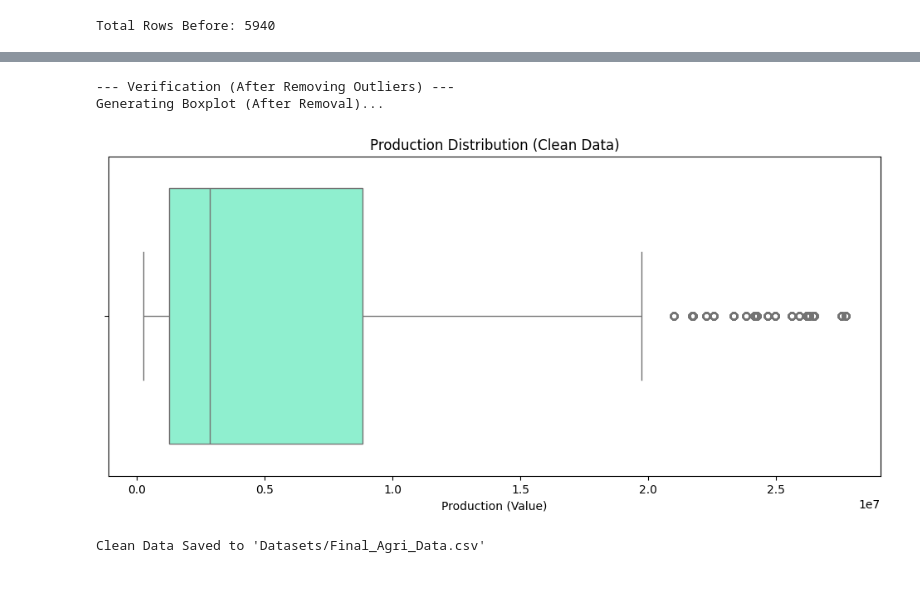
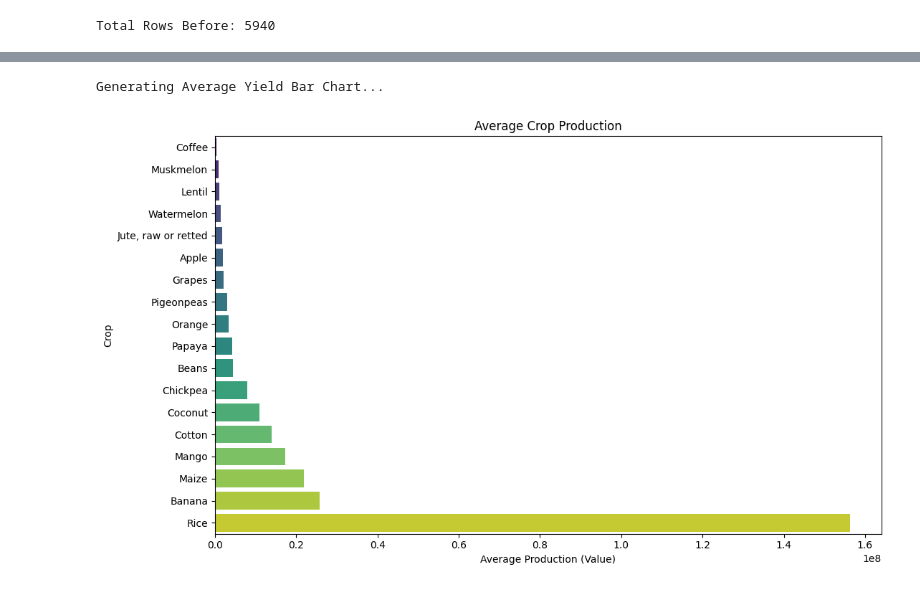
Before and after one commit to springboardmentor2468a-lab/AgriYield, a Jupyter notebook: AI AgriYield Predictor/AI AgriYield Predictor.ipynb, the cells around one changed output, grey strips where cells are left out. Saved outputs shown, nothing was run; the diff lists cells and outputs as text; code cells hidden in the pictures.

```diff
--- a/AI AgriYield Predictor/AI AgriYield Predictor.ipynb
+++ b/AI AgriYield Predictor/AI AgriYield Predictor.ipynb
@@ -255,17 +254,17 @@ try:
         'Coffee, green': 'Coffee',
         'Coconuts, in shell': 'Coconut',
         'Maize (corn)': 'Maize',
-        'Jute, raw or retted': 'Jute',
+        'Jute': 'Jute',
         'Seed cotton, unginned': 'Cotton',
         'Chick peas, dry': 'Chickpea',
         'Pigeon peas, dry': 'Pigeonpeas',
         'Lentils, dry': 'Lentil',
         'Mangoes, guavas and mangosteens': 'Mango',
         'Cantaloupes and other melons': 'Muskmelon',
-        'Beans, dry': 'Kidneybeans',
+        'Beans, dry': 'Beans',
 
         'Other pulses n.e.c.': 'Mothbeans', # Display correctly
-        'Other beans, green': 'Mungbean',   # Display correctly
+
         'Apples': 'Apple',
         'Bananas': 'Banana',
         'Grapes': 'Grapes',
@@ -524,19 +725,17 @@ Total No. of Crops Included: 19
 # %%
 try:
-    print("--- Removing Outliers ---")
+    print("--- Exploratory Data Analysis (EDA) ---")
+    print("Generating Correlation Heatmap...")
 
-    rows_before = final_df.shape[0]
+    plt.figure(figsize=(10, 8))
 
-    final_df = final_df[(final_df['Value'] >= lower_bound) & (final_df['Value'] <= upper_bound)]
+    # Correlation only on numeric columns
+    corr_matrix = final_df[numeric_cols].corr()
 
-    rows_after = final_df.shape[0]
-    dropped_outliers = rows_before - rows_after
-
-    print(f"Removal Complete.")
-    print(f"Rows Before: {rows_before}")
-    print(f"Rows After:  {rows_after}")
-    print(f"Outliers Removed: {dropped_outliers}")
+    sns.heatmap(corr_matrix, annot=True, cmap='coolwarm', fmt=".2f", vmin=-1, vmax=1)
+    plt.title('Correlation Matrix')
+    plt.show()
 
 except Exception as e:
-    print(f"Error in Part 2: {e}")
+    print(f"Error in Cell 16: {e}")
 # %% [output]
@@ -548,21 +745,18 @@ Outliers Removed: 4100
 # %%
 try:
-    print("--- Verification (After Removing Outliers) ---")
+    print("Generating Average Yield Bar Chart...")
 
-    print("Generating Boxplot (After Removal)...")
-    plt.figure(figsize=(12, 5))
-    sns.boxplot(x=final_df['Value'], color='aquamarine')
-    plt.title('Production Distribution (Clean Data)')
-    plt.xlabel('Production (Value)')
+    avg_vals = final_df.groupby('label')['Value'].mean().sort_values()
+
+    plt.figure(figsize=(12, max(6, len(avg_vals) * 0.4)))
+    sns.barplot(y=avg_vals.index, x=avg_vals.values, palette='viridis')
+    plt.xlabel('Average Production (Value)')
+    plt.ylabel('Crop')
+    plt.title('Average Crop Production')
     plt.show()
 
-    final_df.to_csv('Datasets/Final_Agri_Data.csv', index=False)
-    print("Clean Data Saved to 'Datasets/Final_Agri_Data.csv'")
-
 except Exception as e:
-    print(f"Error in Part 3: {e}")
+    print(f"Error in Cell 17: {e}")
 # %% [output]
---- Verification (After Removing Outliers) ---
-Generating Boxplot (After Removal)...
+Generating Average Yield Bar Chart...
-[figure, old version]
+[figure, new version]
-Clean Data Saved to 'Datasets/Final_Agri_Data.csv'
```
Also changed, not shown: parts of 19 cells of this notebook.
